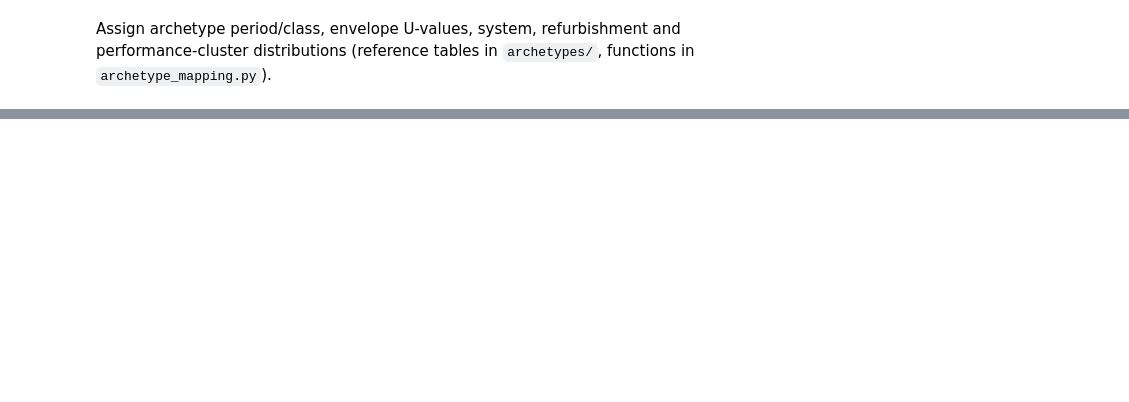
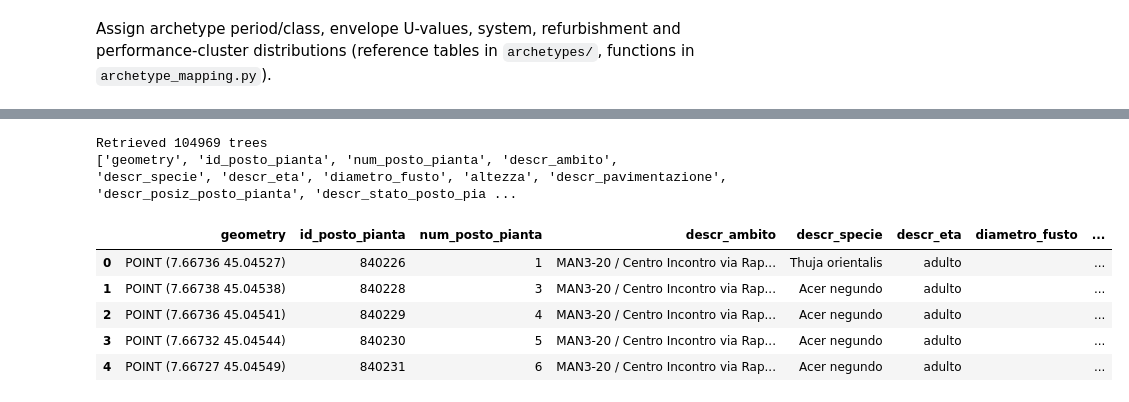
Before and after one commit to energycenterlab/CIM_wizard, a Jupyter notebook: env_info_modeler/core_logic/env_gdf.ipynb, the cells around one changed output, grey strips where cells are left out. Drawn from its saved outputs; the diff is of its cells as text; code cells hidden in the pictures; blank space fills up the shorter version.

```diff
--- a/env_info_modeler/core_logic/env_gdf.ipynb
+++ b/env_info_modeler/core_logic/env_gdf.ipynb
@@ -1061,0 +1091,43 @@ torino_residenziale_express[[
+# %%
+ALBERATE_WFS_URL = (
+    "https://geomap.reteunitaria.piemonte.it/ws/siccms/"
+    "coto-01/wfsg01/wfs_sicc11_alberate"
+)
+min_x = 1387950
+min_y = 4984456
+max_x = 1403582
+max_y = 4999531
+
+response = requests.get(
+    ALBERATE_WFS_URL,
+    params={
+        "service": "WFS",
+        "version": "1.0.0",
+        "request": "GetFeature",
+        "typeName": "AlberatePt",
+        "BBOX": f"{min_x},{min_y},{max_x},{max_y}",
+        "outputFormat": "geojson",
+    },
+    timeout=180,
+)
+response.raise_for_status()
+
+# MapServer labels this body ISO-8859-1, but the bytes are UTF-8.
+payload = json.loads(response.content.decode("utf-8"))
+trees = gpd.GeoDataFrame.from_features(
+    payload["features"],
+    crs="EPSG:3003",
+).to_crs("EPSG:4326")
+
+print(f"Retrieved {len(trees)} trees")
+print(trees.columns.tolist())
+trees.head()
+# %% [output]
+Retrieved 104969 trees
+['geometry', 'id_posto_pianta', 'num_posto_pianta', 'descr_ambito', 'descr_specie', 'descr_eta', 'diametro_fusto', 'altezza', 'descr_pavimentazione', 'descr_posiz_posto_pianta', 'descr_stato_posto_pia ...
+|  | geometry | id_posto_pianta | num_posto_pianta | descr_ambito | descr_specie | descr_eta | diametro_fusto | ... |
+| 0 | POINT (7.66736 45.04527) | 840226 | 1 | MAN3-20 / Centro Incontro via Rap... | Thuja orientalis | adulto |  | ... |
+| 1 | POINT (7.66738 45.04538) | 840228 | 3 | MAN3-20 / Centro Incontro via Rap... | Acer negundo | adulto |  | ... |
+| 2 | POINT (7.66736 45.04541) | 840229 | 4 | MAN3-20 / Centro Incontro via Rap... | Acer negundo | adulto |  | ... |
+| 3 | POINT (7.66732 45.04544) | 840230 | 5 | MAN3-20 / Centro Incontro via Rap... | Acer negundo | adulto |  | ... |
+| 4 | POINT (7.66727 45.04549) | 840231 | 6 | MAN3-20 / Centro Incontro via Rap... | Acer negundo | adulto |  | ... |
```
Also changed, not shown: parts of 10 cells of this notebook, 4 other files.
